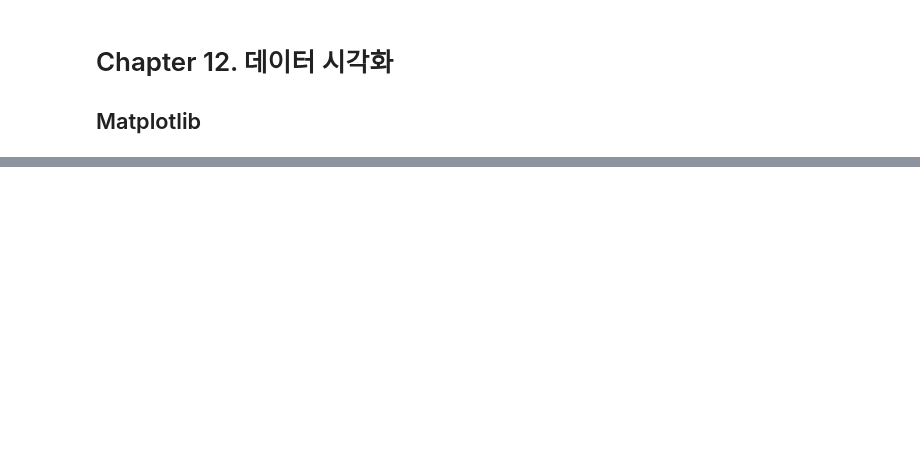
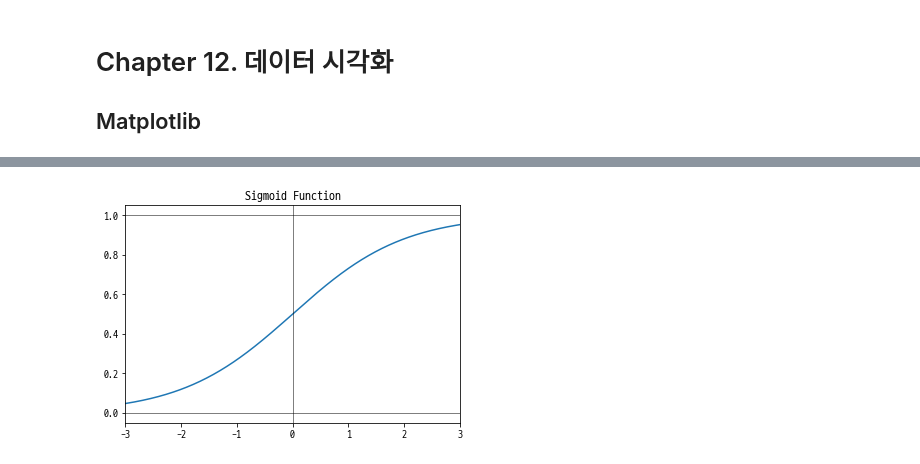
Before and after one commit to JungRyung/AI_class, a Jupyter notebook: python_basic/matplotlib/matplotlib.ipynb, the cells around one changed output, grey strips where cells are left out. Drawn from its saved outputs; the diff is of its cells as text; code cells hidden in the pictures; blank space fills up the shorter version.

```diff
--- a/python_basic/matplotlib/matplotlib.ipynb
+++ b/python_basic/matplotlib/matplotlib.ipynb
@@ -155,0 +159,16 @@ plt.show()
+# %%
+# Sigmoid Function
+xs = np.linspace(-3,3,601)
+ys = 1 / (1 + np.exp(-xs))
+
+plt.xlim(-3,3)
+plt.ylim(-0.05,1.05)
+
+plt.plot(xs, ys)
+plt.title('Sigmoid Function')
+plt.axhline(y=0, color='k', linewidth=0.5)
+plt.axhline(y=1, color='k', linewidth=0.5)
+plt.axvline(x=0, color='k', linewidth=0.5)
+plt.show()
+# %% [output]
+[figure, added]
```
Also changed, not shown: parts of 9 cells of this notebook.
